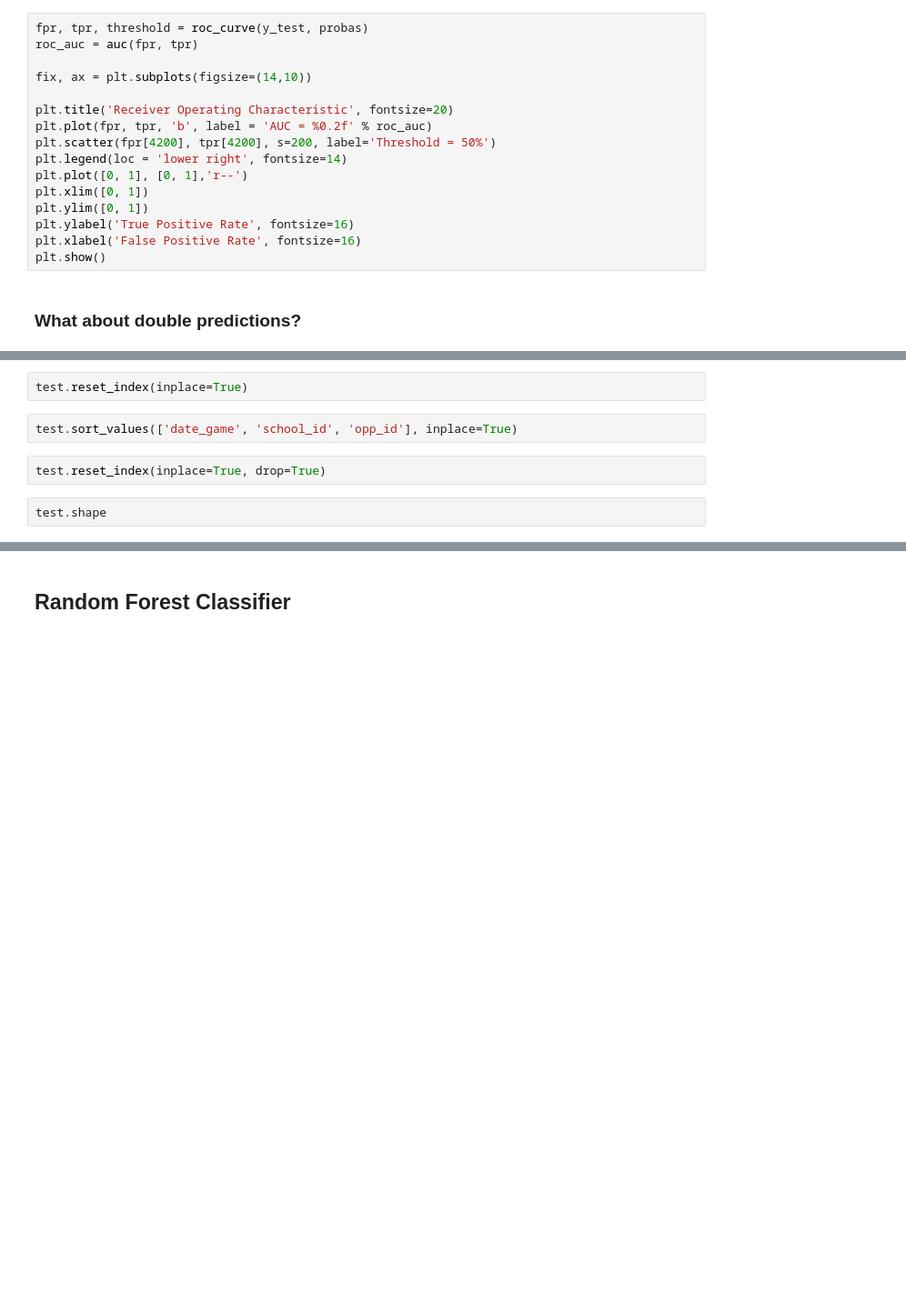
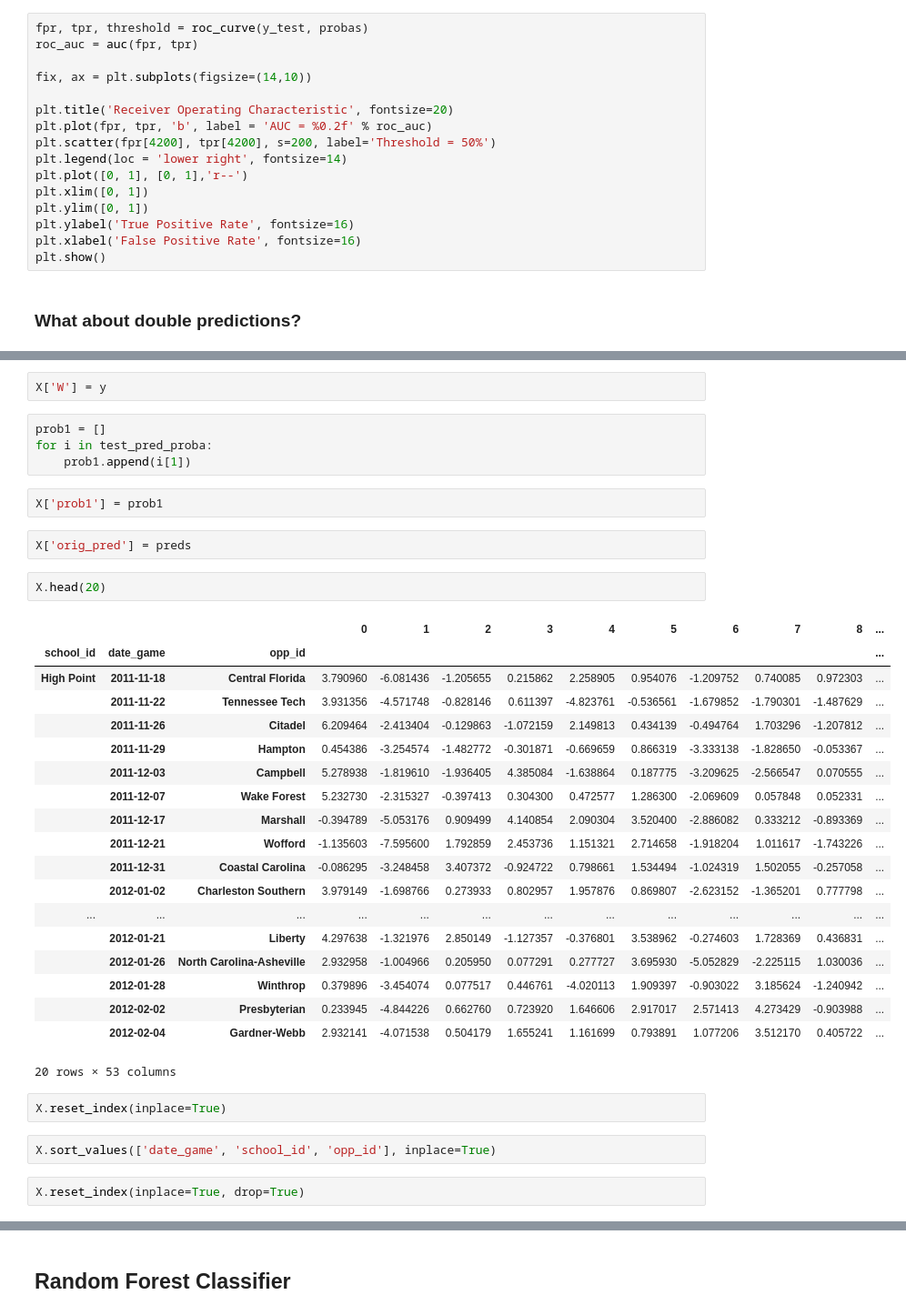
Before and after one commit to Tucker-Allen/NCAA_D1_Mens_Basketball_Scores, a Jupyter notebook: code/NCAA_Notebook_culled.ipynb, the cells around one changed output, grey strips where cells are left out. Shown: that part at 91% size. Drawn from its saved outputs; the diff is of its cells as text; blank space fills up the shorter version.

```diff
--- a/code/NCAA_Notebook_culled.ipynb
+++ b/code/NCAA_Notebook_culled.ipynb
@@ -1109,9 +1101,39 @@ test.head()
+# %%
+X['W'] = y
+# %%
+prob1 = []
+for i in test_pred_proba:
+    prob1.append(i[1])
+# %%
+X['prob1'] = prob1
+# %%
+X['orig_pred'] = preds
+# %%
+X.head(20)
+# %% [output]
+|  |  |  | 0 | 1 | 2 | 3 | 4 | 5 | 6 | 7 | 8 | ... |
+| school_id | date_game | opp_id |  |  |  |  |  |  |  |  |  | ... |
+| High Point | 2011-11-18 | Central Florida | 3.790960 | -6.081436 | -1.205655 | 0.215862 | 2.258905 | 0.954076 | -1.209752 | 0.740085 | 0.972303 | ... |
+|  | 2011-11-22 | Tennessee Tech | 3.931356 | -4.571748 | -0.828146 | 0.611397 | -4.823761 | -0.536561 | -1.679852 | -1.790301 | -1.487629 | ... |
+|  | 2011-11-26 | Citadel | 6.209464 | -2.413404 | -0.129863 | -1.072159 | 2.149813 | 0.434139 | -0.494764 | 1.703296 | -1.207812 | ... |
+|  | 2011-11-29 | Hampton | 0.454386 | -3.254574 | -1.482772 | -0.301871 | -0.669659 | 0.866319 | -3.333138 | -1.828650 | -0.053367 | ... |
+|  | 2011-12-03 | Campbell | 5.278938 | -1.819610 | -1.936405 | 4.385084 | -1.638864 | 0.187775 | -3.209625 | -2.566547 | 0.070555 | ... |
+|  | 2011-12-07 | Wake Forest | 5.232730 | -2.315327 | -0.397413 | 0.304300 | 0.472577 | 1.286300 | -2.069609 | 0.057848 | 0.052331 | ... |
+|  | 2011-12-17 | Marshall | -0.394789 | -5.053176 | 0.909499 | 4.140854 | 2.090304 | 3.520400 | -2.886082 | 0.333212 | -0.893369 | ... |
+|  | 2011-12-21 | Wofford | -1.135603 | -7.595600 | 1.792859 | 2.453736 | 1.151321 | 2.714658 | -1.918204 | 1.011617 | -1.743226 | ... |
+|  | 2011-12-31 | Coastal Carolina | -0.086295 | -3.248458 | 3.407372 | -0.924722 | 0.798661 | 1.534494 | -1.024319 | 1.502055 | -0.257058 | ... |
+|  | 2012-01-02 | Charleston Southern | 3.979149 | -1.698766 | 0.273933 | 0.802957 | 1.957876 | 0.869807 | -2.623152 | -1.365201 | 0.777798 | ... |
+| ... | ... | ... | ... | ... | ... | ... | ... | ... | ... | ... | ... | ... |
+|  | 2012-01-21 | Liberty | 4.297638 | -1.321976 | 2.850149 | -1.127357 | -0.376801 | 3.538962 | -0.274603 | 1.728369 | 0.436831 | ... |
+|  | 2012-01-26 | North Carolina-Asheville | 2.932958 | -1.004966 | 0.205950 | 0.077291 | 0.277727 | 3.695930 | -5.052829 | -2.225115 | 1.030036 | ... |
+|  | 2012-01-28 | Winthrop | 0.379896 | -3.454074 | 0.077517 | 0.446761 | -4.020113 | 1.909397 | -0.903022 | 3.185624 | -1.240942 | ... |
+|  | 2012-02-02 | Presbyterian | 0.233945 | -4.844226 | 0.662760 | 0.723920 | 1.646606 | 2.917017 | 2.571413 | 4.273429 | -0.903988 | ... |
+|  | 2012-02-04 | Gardner-Webb | 2.932141 | -4.071538 | 0.504179 | 1.655241 | 1.161699 | 0.793891 | 1.077206 | 3.512170 | 0.405722 | ... |
+20 rows × 53 columns
 # %%
-test.reset_index(inplace=True)
+X.reset_index(inplace=True)
 # %%
-test.sort_values(['date_game', 'school_id', 'opp_id'], inplace=True)
+X.sort_values(['date_game', 'school_id', 'opp_id'], inplace=True)
 # %%
-test.reset_index(inplace=True, drop=True)
+X.reset_index(inplace=True, drop=True)
-# %%
-test.shape
 # %%
```
Also changed, not shown: parts of 142 cells of this notebook.
